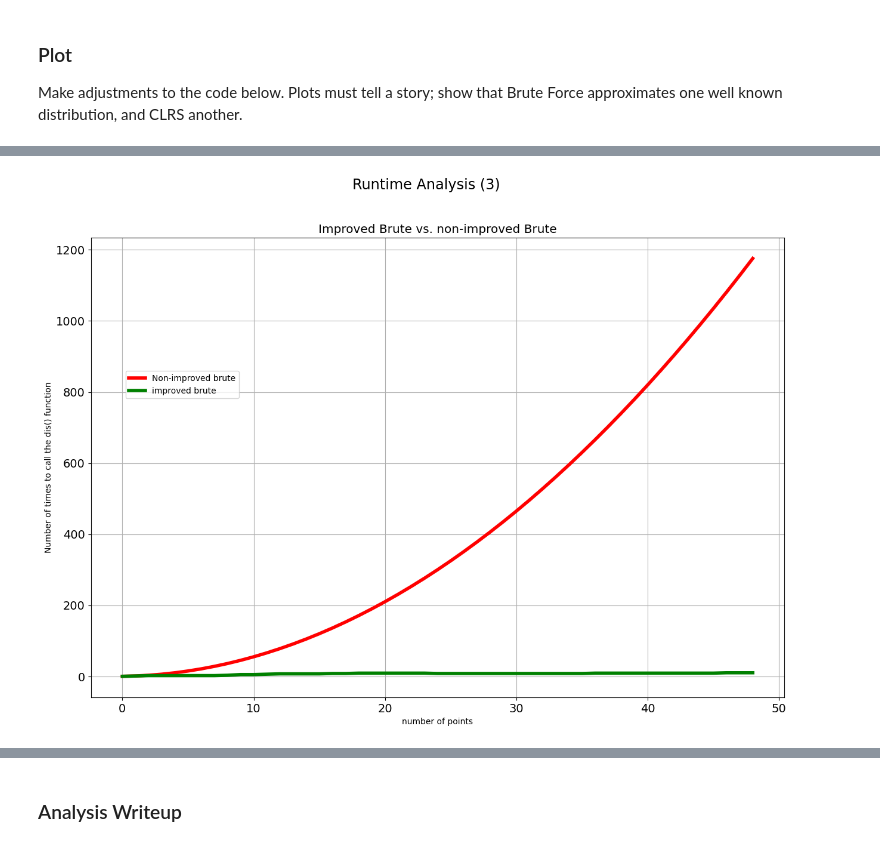
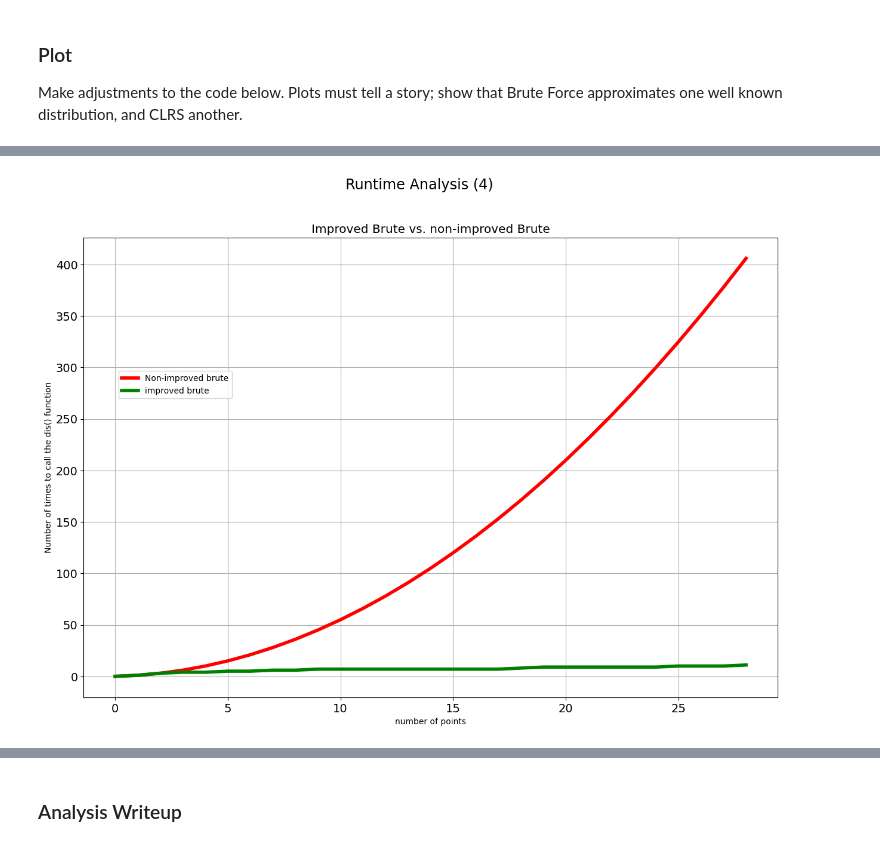
Before and after one commit to daz005/jhu_foundations-of-algorithms, a Jupyter notebook: PA1_SU24_closestPoints_sol.ipynb, the cells around one changed output, grey strips where cells are left out. Saved outputs shown, nothing was run; the diff lists cells and outputs as text; code cells hidden in the pictures.

```diff
--- a/PA1_SU24_closestPoints_sol.ipynb
+++ b/PA1_SU24_closestPoints_sol.ipynb
@@ -600,7 +618,7 @@ from math import pow
 from math import log2
 from math import factorial
 
-no_improved, improved, CLRScounts = generateSamples(500, False, True, False)
+no_improved, improved, CLRScounts = generateSamples(600, False, True, False)
 N=len(improved)
 
 # Calculate the sum of the array elements
@@ -652,0 +671,35 @@ ax1.tick_params(axis="both", which="major", labelsize=14)
+# %%
+# Code adapted from Sahil Sharma, used with permission, from Spring, 2021
+
+from math import pow
+from math import log2
+from math import factorial
+
+no_improved, improved, CLRScounts = generateSamples(400, False, False, True)
+N=len(CLRScounts)
+
+# benchmark data set generation
+yTestVals1 = [0,]
+yTestVals2 = [0,]
+
+# generate bench mark data for O(n), O(n^2), O(nlog(n)), O(10*nlog(n)), and O(n!)
+for i in range(2, N+1):
+    yTestVals1.append(0.45*i)
+    yTestVals2.append(0.7*i)
+
+# %matplotlib inline
+import matplotlib.pyplot as plt
+
+plt.rcParams['figure.figsize'] = [15,10]
+fig, (ax1) = plt.subplots(1, 1)
+fig.suptitle('Runtime Analysis (3)', size="xx-large")
+
+# plotting nearest neighbor execution steps
+ax1.set_title('CLRS vs O(n)', size="x-large")
+ax1.plot(range(N), yTestVals1, "r^--", markersize=0, linewidth=1, label="benchmark O(0.45*n)")
+ax1.plot(range(N), yTestVals2, "m^--", markersize=0, linewidth=1, label="benchmark O(0.7*n)")
+ax1.plot(range(N), CLRScounts, "r^-.", markersize=0, linewidth=5, label="CLRS")
+ax1.grid(which='major', axis='both')
+ax1.set(xlabel = 'number of points', ylabel = 'Number of times to call the dis() function')
+ax1.legend(loc=(0.05,0.65), scatterpoints=10)
+ax1.tick_params(axis="both", which="major", labelsize=14)
@@ -658,40 +713,40 @@ from math import log2
 from math import factorial
 
 
-no_improved, improved, CLRScounts = generateSamples(50, True, True, False)
+no_improved, improved, CLRScounts = generateSamples(30, True, True, False)
 N=len(no_improved)
 
 # benchmark data set generation
 yTestVals1 = [0,] # quadratic for O(n^2)
 yTestVals2 = [0,] # quadratic for O(n^2)
 
 
 # generate bench mark data for O(n), O(n^2), O(nlog(n)), O(10*nlog(n)), and O(n!)
 for i in range(2, N+1):
     yTestVals1.append(0.48*i**2)
     yTestVals2.append(0.51*i**2)
 
 # %matplotlib inline
 import matplotlib.pyplot as plt
 
 # Brute vs. CLRS execution steps
 plt.rcParams['figure.figsize'] = [15,10]
 fig, (ax1) = plt.subplots(1, 1)
-fig.suptitle('Runtime Analysis (3)', size="xx-large")
+fig.suptitle('Runtime Analysis (4)', size="xx-large")
 
 # plotting nearest neighbor execution steps
 ax1.set_title('Improved Brute vs. non-improved Brute', size="x-large")
 # ax1.plot(range(N), yTestVals1, "r^-", markersize=0, linewidth=1, label="benchmark O(0.48*n^2)")
 # ax1.plot(range(N), yTestVals2, "m^-", markersize=0, linewidth=1, label="benchmark O(0.51*n^2)")
 ax1.plot(range(N), no_improved, "r^-", markersize=0, linewidth=4, label="Non-improved brute")
 ax1.plot(range(N), improved, "g^-", markersize=0, linewidth=4, label="improved brute")
 
 ax1.grid(which='major', axis='both')
 ax1.set(xlabel = 'number of points', ylabel = 'Number of times to call the dis() function')
 ax1.legend(loc=(0.05,0.65), scatterpoints=10)
 ax1.tick_params(axis="both", which="major", labelsize=14)
 # %% [output]
-[figure, old version]
+[figure, new version]
 # %%
 # Code adapted from Sahil Sharma, used with permission, from Spring, 2021
 
```
Also changed, not shown: parts of 10 cells of this notebook.
